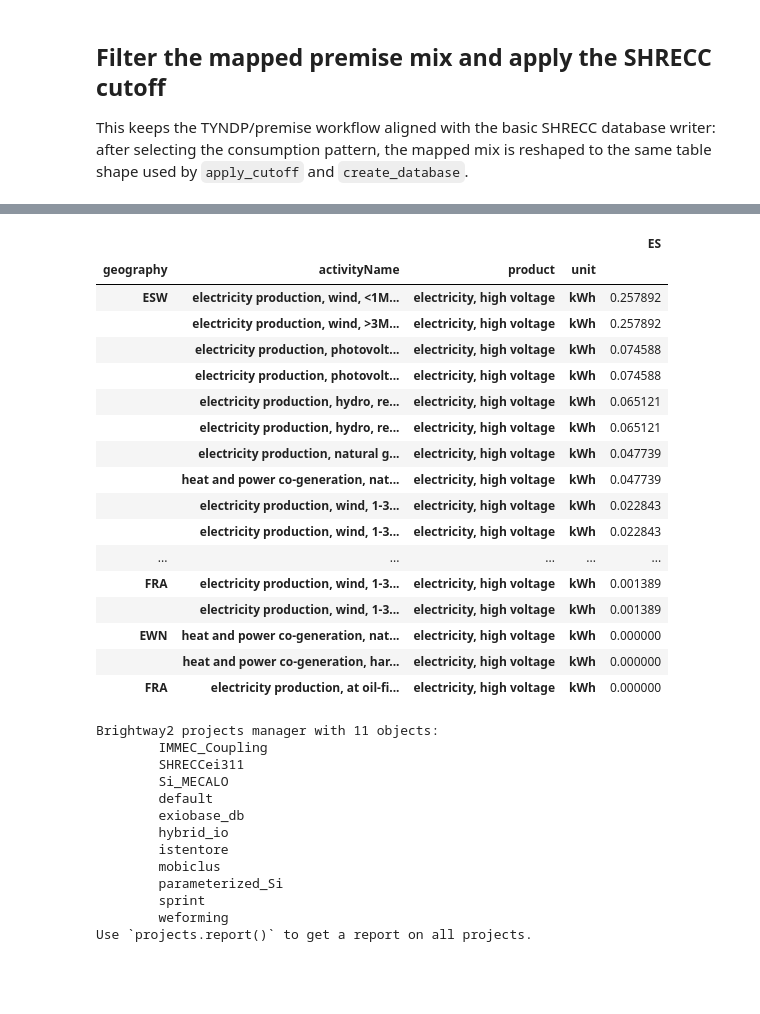
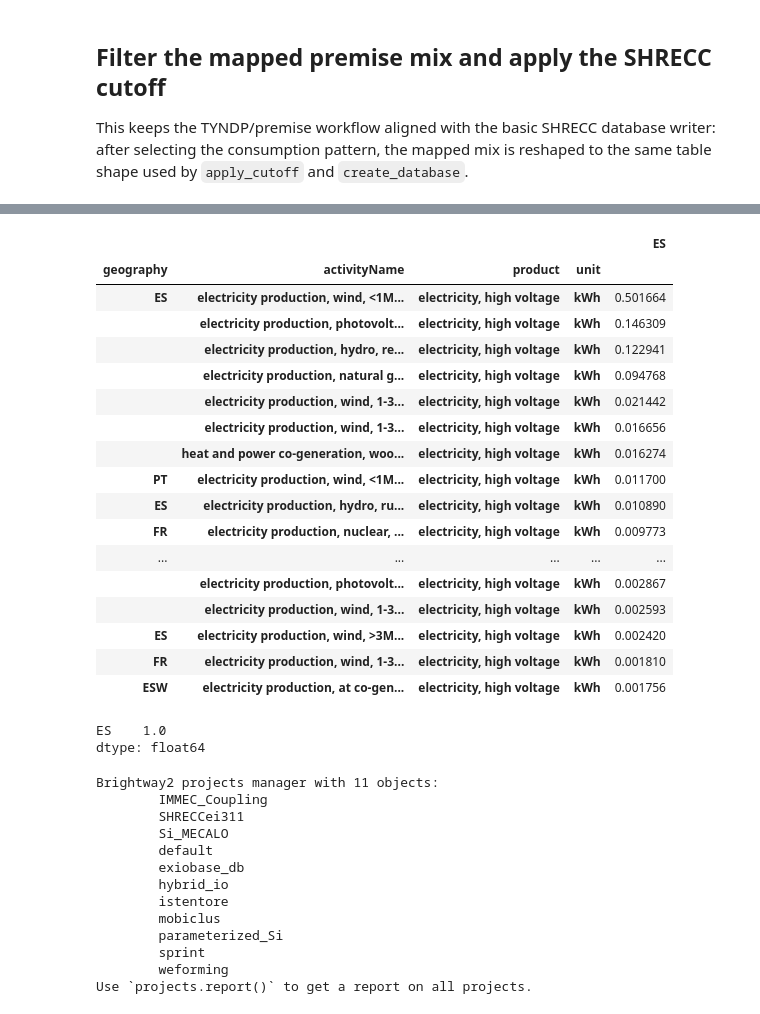
Before and after one commit to LIST-LUXEMBOURG/shrecc, a Jupyter notebook: notebooks/fiona_example.ipynb, the cells around one changed output, grey strips where cells are left out. Drawn from its saved outputs; the diff is of its cells as text; code cells hidden in the pictures; blank space fills up the shorter version.

Commit message:
refine technology matching with ecoinvent/premise (country-specific activity first)

```diff
--- a/notebooks/fiona_example.ipynb
+++ b/notebooks/fiona_example.ipynb
@@ -48,8 +46,9 @@ data_dir = repo_root / "data" / "tyndp" / "cache"
 tyndp_mapping_dir = files("shrecc") / "data" / "tyndp"
 technology_mapping = tyndp_mapping_dir / "tyndp_activities.csv"
 country_mapping = tyndp_mapping_dir
+ecoinvent_mapping = files("shrecc") / "data" / "el_map_all_norm.csv"
 
-for path in [technology_mapping, country_mapping]:
+for path in [technology_mapping, country_mapping, ecoinvent_mapping]:
     assert path.exists(), path
 
 paths = tyndp_scenario_paths(data_dir, scenario, year, climate_year)
@@ -345,6 +345,7 @@ Use the TYNDP/electricity concordance matrix to aggregate ENTSO-E technologies i
 # %%
 premise_consumption_mix_mapper = PremiseConsumptionMixMapper(
     technology_mapping=technology_mapping,
+    ecoinvent_mapping=ecoinvent_mapping,
     iam_model="remind-eu",
     on_missing_model="warn",
 )
@@ -492,31 +463,38 @@ def premise_region_mix_to_database_table(
 # %%
-premise_region_mix_filt = premise_region_mix_to_database_table(
-    premise_region_mix_xr,
+premise_activity_mix_table = premise_activity_mix_to_database_table(
+    premise_activity_mix_xr,
+    exchange_geography_map,
     countries=["ES"],
     general_range=["2040-01-01 00:00:00", "2040-01-31 23:00:00"],
+)
+premise_activity_mix_filt = apply_cutoff(
+    premise_activity_mix_table,
     cutoff=1e-3,
     include_cutoff=True,
 )
 
-premise_region_mix_filt.sort_values("ES", ascending=False).head(30)
+premise_activity_mix_filt.sort_values("ES", ascending=False).head(20)
 # %% [output]
 |  |  |  |  | ES |
 | geography | activityName | product | unit |  |
-| ESW | electricity production, wind, <1M... | electricity, high voltage | kWh | 0.257892 |
-|  | electricity production, wind, >3M... | electricity, high voltage | kWh | 0.257892 |
-|  | electricity production, photovolt... | electricity, high voltage | kWh | 0.074588 |
-|  | electricity production, photovolt... | electricity, high voltage | kWh | 0.074588 |
-|  | electricity production, hydro, re... | electricity, high voltage | kWh | 0.065121 |
-|  | electricity production, hydro, re... | electricity, high voltage | kWh | 0.065121 |
-|  | electricity production, natural g... | electricity, high voltage | kWh | 0.047739 |
-|  | heat and power co-generation, nat... | electricity, high voltage | kWh | 0.047739 |
-|  | electricity production, wind, 1-3... | electricity, high voltage | kWh | 0.022843 |
-|  | electricity production, wind, 1-3... | electricity, high voltage | kWh | 0.022843 |
+| ES | electricity production, wind, <1M... | electricity, high voltage | kWh | 0.501664 |
+|  | electricity production, photovolt... | electricity, high voltage | kWh | 0.146309 |
+|  | electricity production, hydro, re... | electricity, high voltage | kWh | 0.122941 |
+|  | electricity production, natural g... | electricity, high voltage | kWh | 0.094768 |
+|  | electricity production, wind, 1-3... | electricity, high voltage | kWh | 0.021442 |
+|  | electricity production, wind, 1-3... | electricity, high voltage | kWh | 0.016656 |
+|  | heat and power co-generation, woo... | electricity, high voltage | kWh | 0.016274 |
+| PT | electricity production, wind, <1M... | electricity, high voltage | kWh | 0.011700 |
+| ES | electricity production, hydro, ru... | electricity, high voltage | kWh | 0.010890 |
+| FR | electricity production, nuclear, ... | electricity, high voltage | kWh | 0.009773 |
 | ... | ... | ... | ... | ... |
-| FRA | electricity production, wind, 1-3... | electricity, high voltage | kWh | 0.001389 |
-|  | electricity production, wind, 1-3... | electricity, high voltage | kWh | 0.001389 |
-| EWN | heat and power co-generation, nat... | electricity, high voltage | kWh | 0.000000 |
-|  | heat and power co-generation, har... | electricity, high voltage | kWh | 0.000000 |
-| FRA | electricity production, at oil-fi... | electricity, high voltage | kWh | 0.000000 |
+|  | electricity production, photovolt... | electricity, high voltage | kWh | 0.002867 |
+|  | electricity production, wind, 1-3... | electricity, high voltage | kWh | 0.002593 |
+| ES | electricity production, wind, >3M... | electricity, high voltage | kWh | 0.002420 |
+| FR | electricity production, wind, 1-3... | electricity, high voltage | kWh | 0.001810 |
+| ESW | electricity production, at co-gen... | electricity, high voltage | kWh | 0.001756 |
 # %%
-premise_region_mix_filt.sum()
+premise_activity_mix_filt.sum()
+# %% [output]
+ES    1.0
+dtype: float64
```
Also changed, not shown: parts of 15 cells of this notebook, 3 other files.
